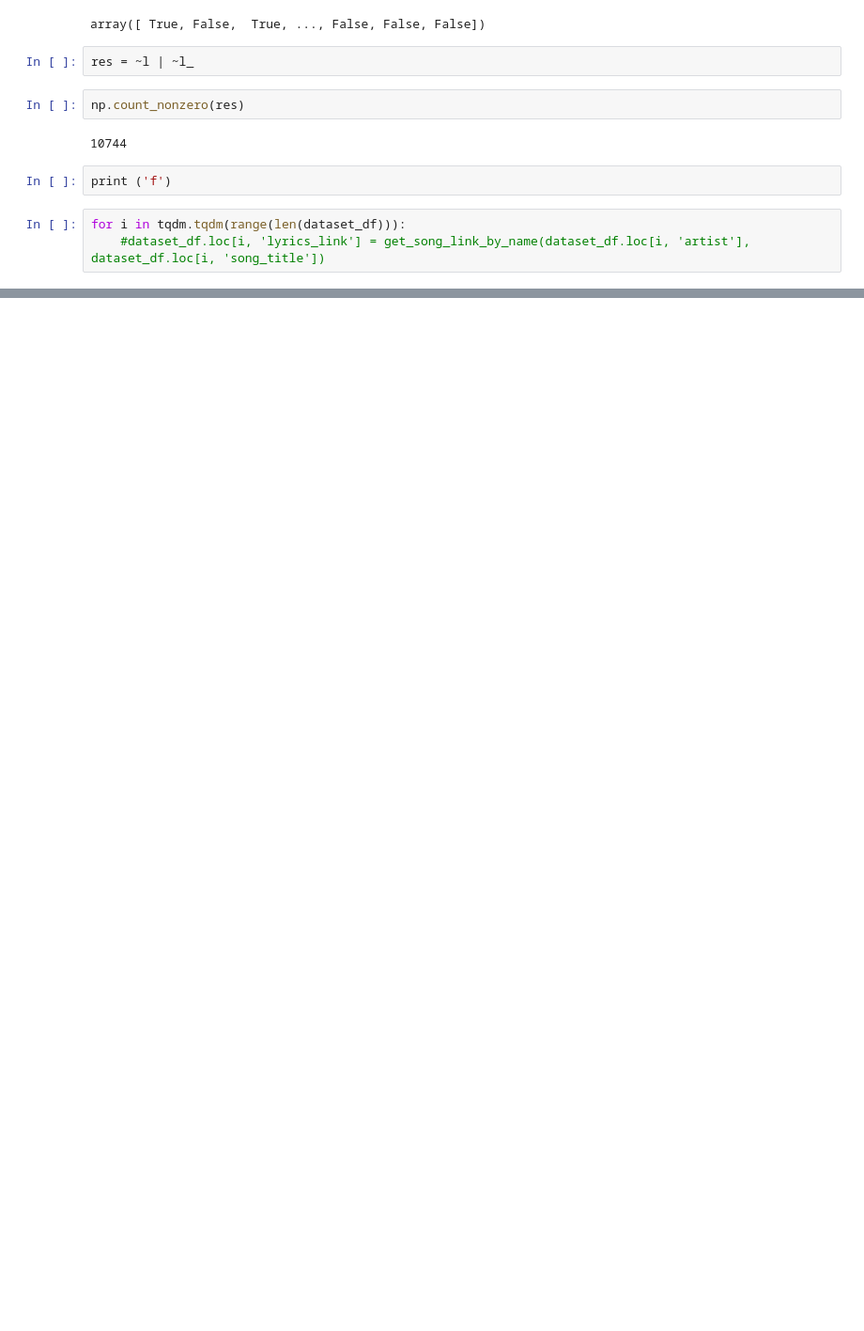
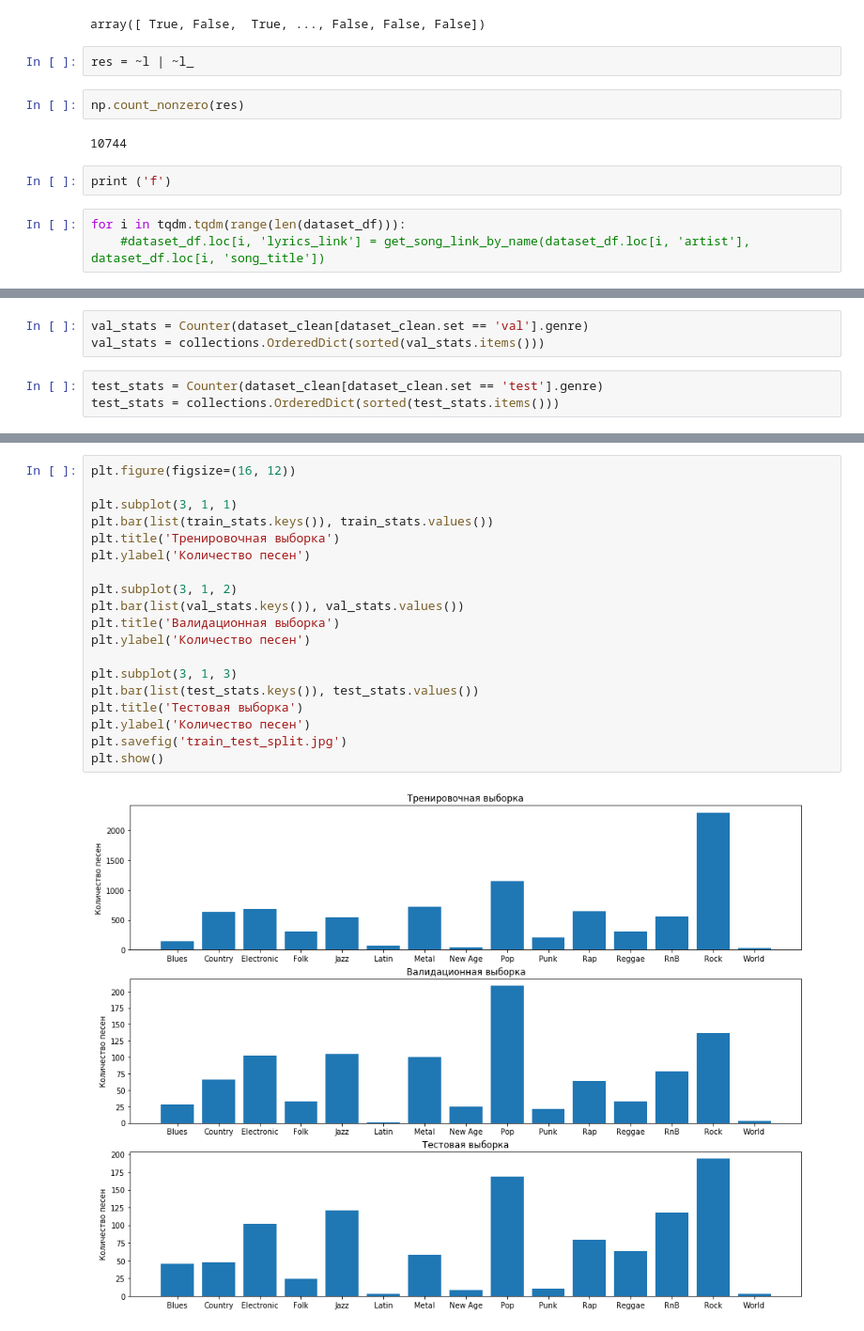
Before and after one commit to owoshch/music_genre_classifier, a Jupyter notebook: baseline/baseline.ipynb, the cells around one changed output, grey strips where cells are left out. Shown: that part at 94% size. Drawn from its saved outputs; the diff is of its cells as text; blank space fills up the shorter version.

```diff
--- a/baseline/baseline.ipynb
+++ b/baseline/baseline.ipynb
@@ -223,0 +383,6 @@ dataset_df
+# %%
+val_stats = Counter(dataset_clean[dataset_clean.set == 'val'].genre)
+val_stats = collections.OrderedDict(sorted(val_stats.items()))
+# %%
+test_stats = Counter(dataset_clean[dataset_clean.set == 'test'].genre)
+test_stats = collections.OrderedDict(sorted(test_stats.items()))
@@ -223,0 +461,21 @@ dataset_df
+# %%
+plt.figure(figsize=(16, 12))
+
+plt.subplot(3, 1, 1)
+plt.bar(list(train_stats.keys()), train_stats.values())
+plt.title('Тренировочная выборка')
+plt.ylabel('Количество песен')
+
+plt.subplot(3, 1, 2)
+plt.bar(list(val_stats.keys()), val_stats.values())
+plt.title('Валидационная выборка')
+plt.ylabel('Количество песен')
+
+plt.subplot(3, 1, 3)
+plt.bar(list(test_stats.keys()), test_stats.values())
+plt.title('Тестовая выборка')
+plt.ylabel('Количество песен')
+plt.savefig('train_test_split.jpg')
+plt.show()
+# %% [output]
+[figure, added]
```
Also changed, not shown: parts of 40 cells of this notebook, 9 other files.
